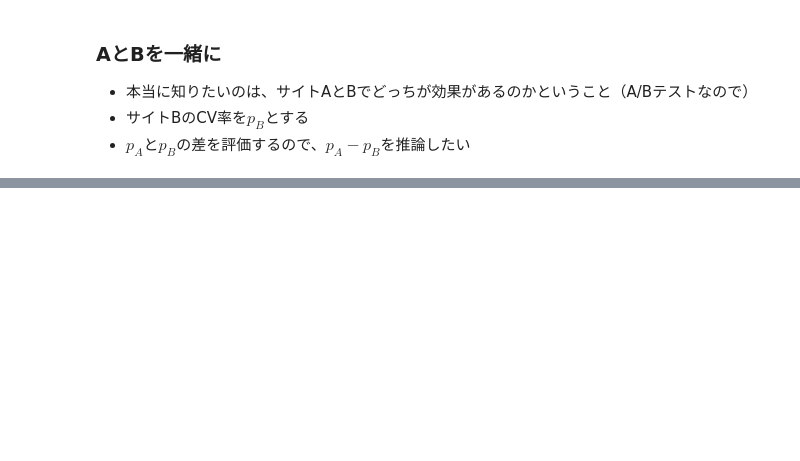
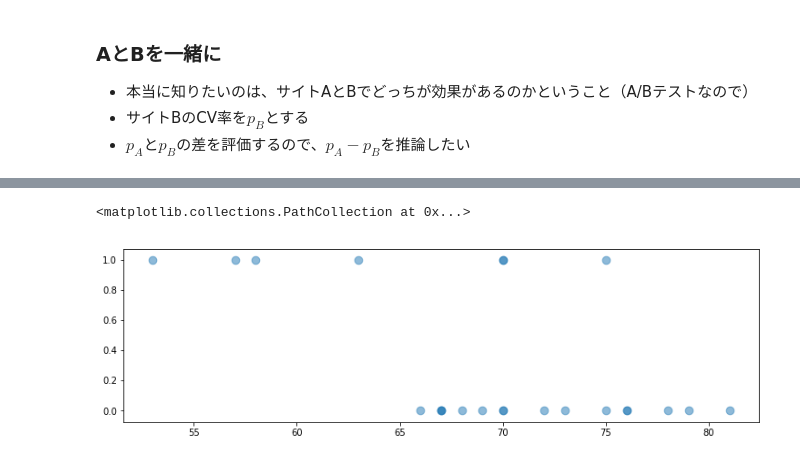
Before and after one commit to kano00/BayesianMethodForHackers, a Jupyter notebook: Chapter2.ipynb, the cells around one changed output, grey strips where cells are left out. Saved outputs shown, nothing was run; the diff lists cells and outputs as text; code cells hidden in the pictures; blank space fills up the shorter version.

```diff
--- a/Chapter2.ipynb
+++ b/Chapter2.ipynb
@@ -133,0 +212,19 @@ print("サイトAがサイトBよりもCV率が良い確率 : %.3f" % (delta_sam
+# %%
+# データはgithubから落とせる
+
+figsize(12.5, 3.5)
+np.set_printoptions(precision=3, suppress=True)
+
+challenger_data = np.genfromtxt('data/challenger_data.csv',
+                                skip_header=1, usecols=[1,2],
+                                missing_values="NA", delimiter=",")
+# NaNの削除
+challenger_data = challenger_data[~np.isnan(challenger_data[:,1])]
+
+# 気温データのプロット
+plt.scatter(x=challenger_data[:,0], y=challenger_data[:,1], s=75, alpha=0.5)
+
+# x軸：気温（華氏）、y軸：故障有無
+# %% [output]
+<matplotlib.collections.PathCollection at 0x...>
+[figure, added]
```
Also changed, not shown: parts of 22 cells of this notebook.
